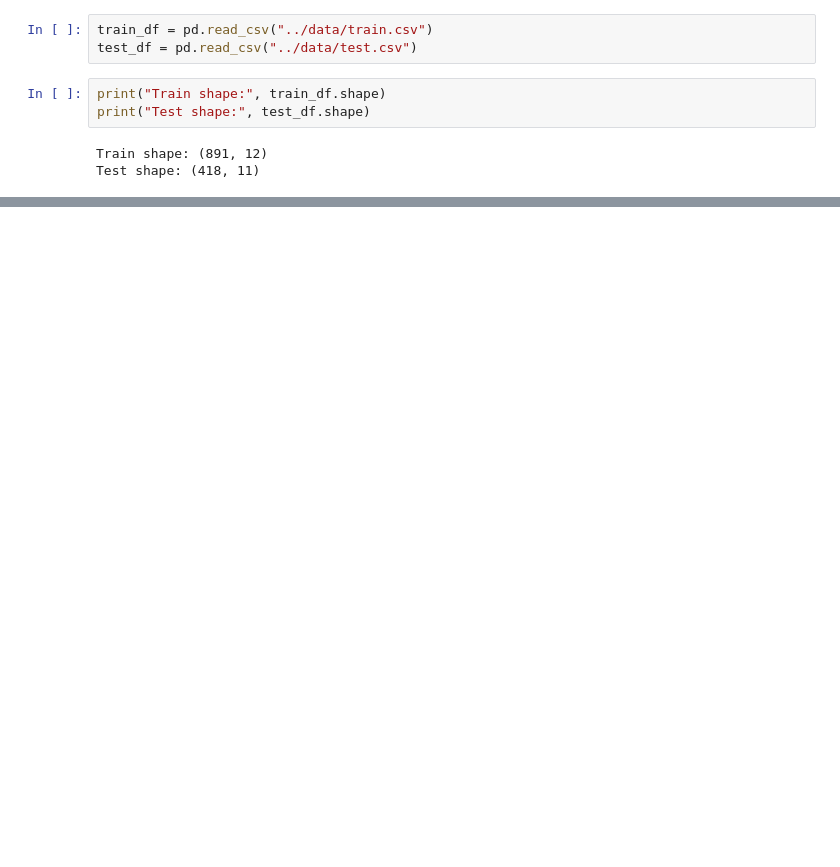
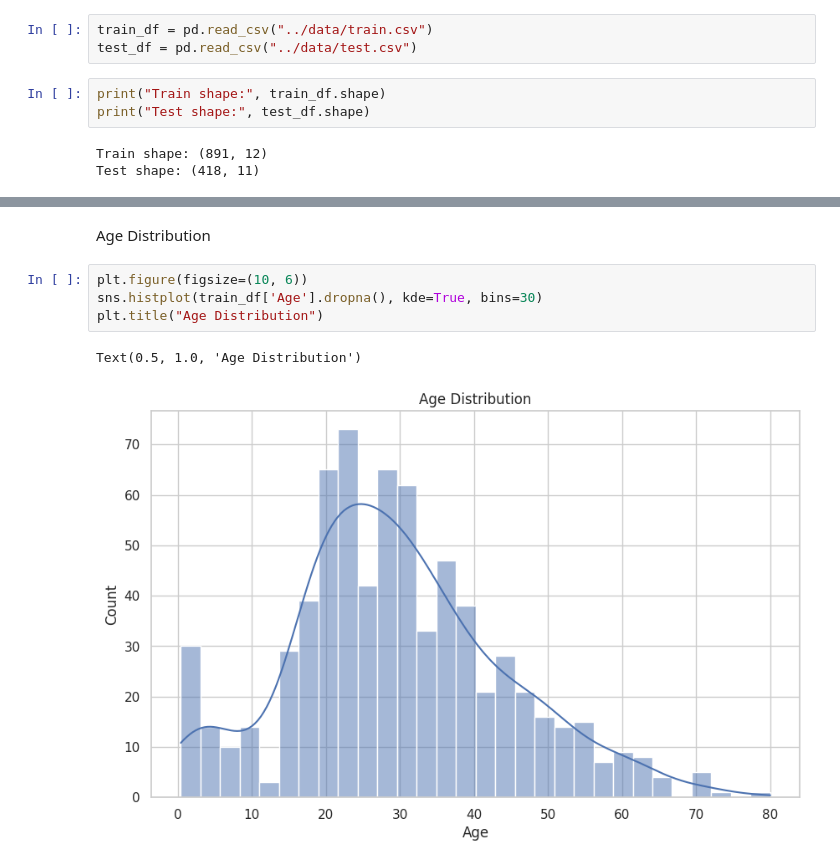
Before and after one commit to MusapYildiz/titanic-survival-prediction, a Jupyter notebook: notebooks/01_data_exploration.ipynb, the cells around one changed output, grey strips where cells are left out. Drawn from its saved outputs; the diff is of its cells as text; blank space fills up the shorter version.

```diff
--- a/notebooks/01_data_exploration.ipynb
+++ b/notebooks/01_data_exploration.ipynb
@@ -21,0 +86,9 @@ train_df.head()
+# %% [markdown]
+Age Distribution
+# %%
+plt.figure(figsize=(10, 6))
+sns.histplot(train_df['Age'].dropna(), kde=True, bins=30)
+plt.title("Age Distribution")
+# %% [output]
+Text(0.5, 1.0, 'Age Distribution')
+[figure, added]
```
Also changed, not shown: parts of 11 cells of this notebook.
